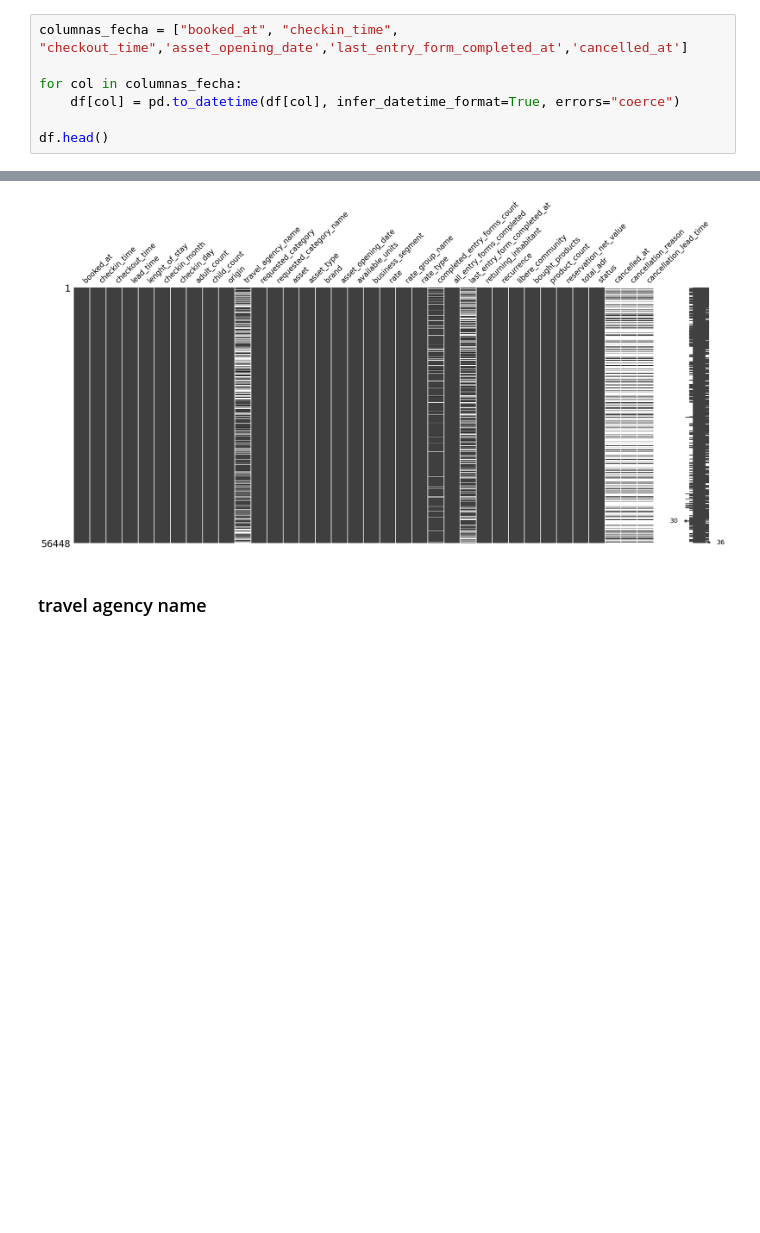
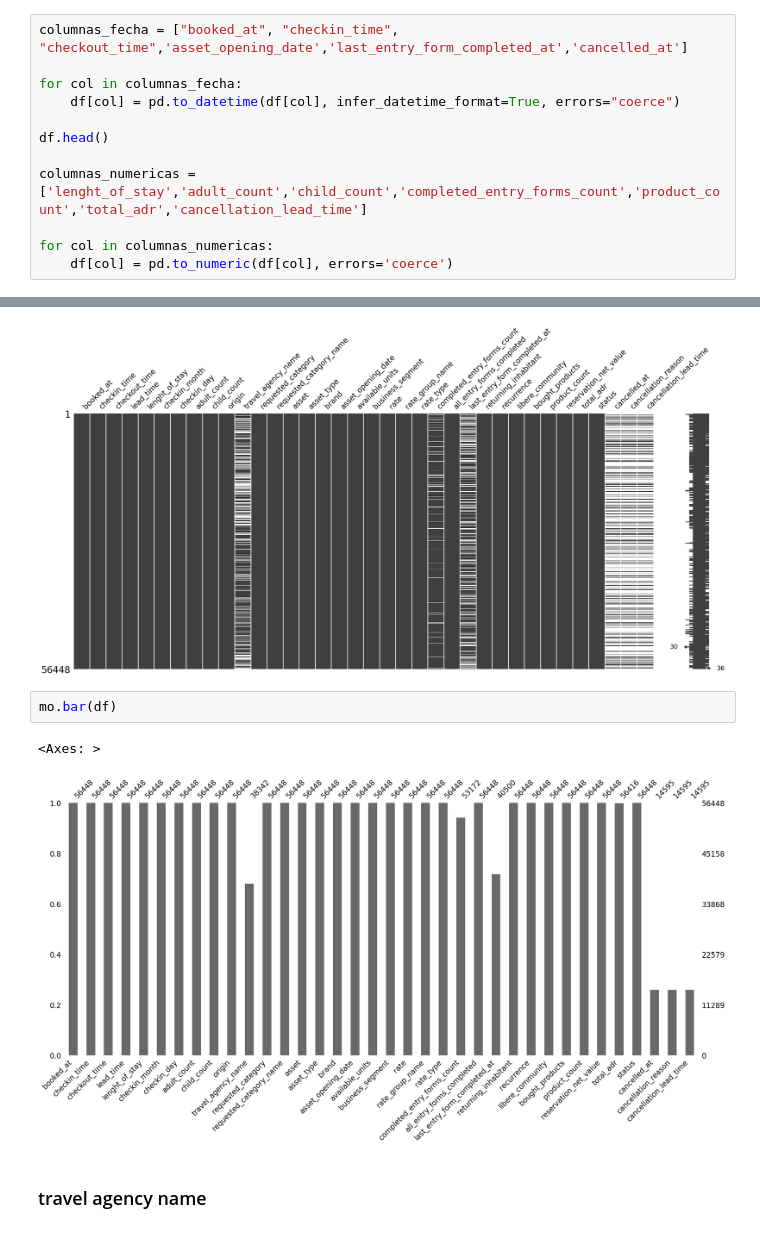
Before and after one commit to IkerTorrecilla/RETO06_NARANJA, a Jupyter notebook: Limpieza de datos.ipynb, the cells around one changed output, grey strips where cells are left out. Cells and saved outputs as stored; diff of their text form; blank space fills up the shorter version.

```diff
--- a/Limpieza de datos.ipynb
+++ b/Limpieza de datos.ipynb
@@ -54,3 +65,8 @@ for col in columnas_fecha:
     df[col] = pd.to_datetime(df[col], infer_datetime_format=True, errors="coerce")
 
 df.head()
+
+columnas_numericas = ['lenght_of_stay','adult_count','child_count','completed_entry_forms_count','product_count','total_adr','cancellation_lead_time']
+
+for col in columnas_numericas:
+    df[col] = pd.to_numeric(df[col], errors='coerce')
@@ -89,6 +97,11 @@ mo.matrix(df)
 # %% [output]
 <Axes: >
 [figure]
+# %%
+mo.bar(df)
+# %% [output]
+<Axes: >
+[figure, added]
 # %% [markdown]
 ### travel agency name
 # %%
```
Also changed, not shown: parts of 15 cells of this notebook.
